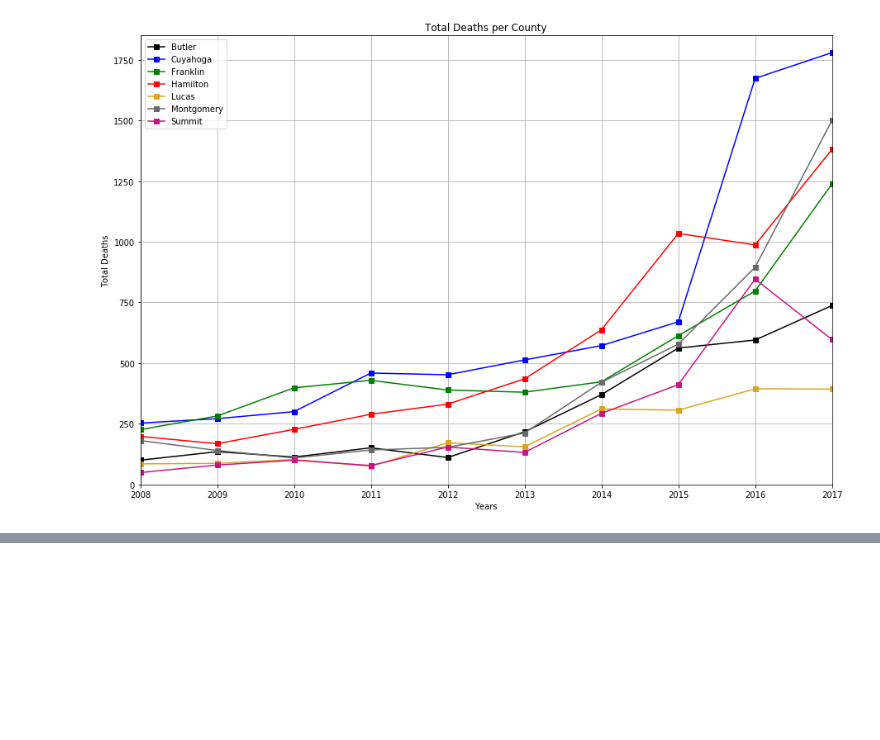
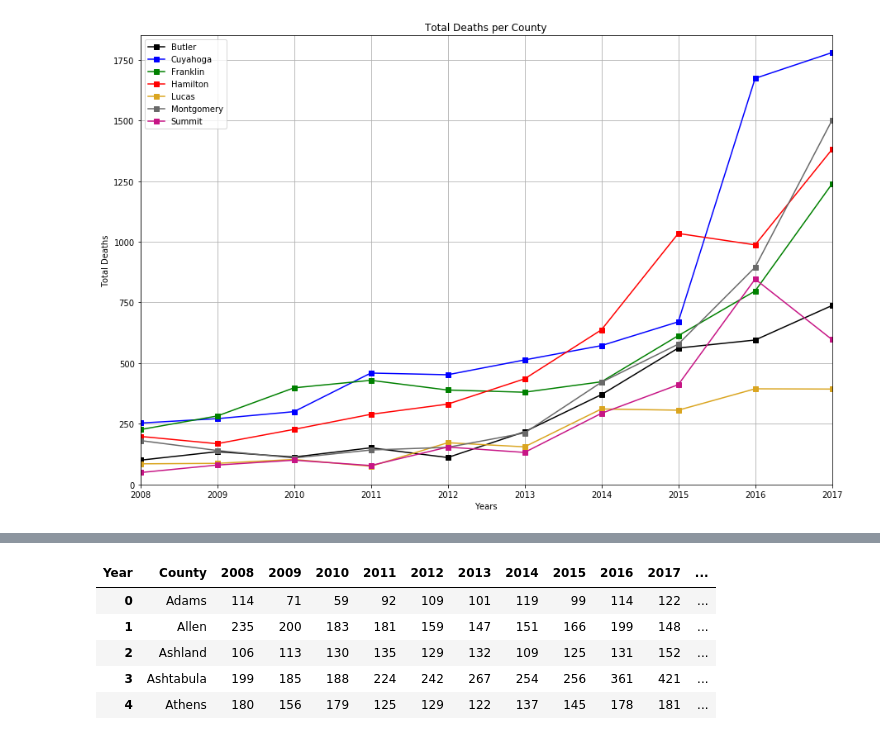
Before and after one commit to mervinator/project1group3, a Jupyter notebook: Project 1_PH/Death_Total_PH.ipynb, the cells around one changed output, grey strips where cells are left out. Saved outputs shown, nothing was run; the diff lists cells and outputs as text; code cells hidden in the pictures; blank space fills up the shorter version.

```diff
--- a/Project 1_PH/Death_Total_PH.ipynb
+++ b/Project 1_PH/Death_Total_PH.ipynb
@@ -299,3 +299,14 @@ plt.savefig("Images_PH/total_deaths_top7_counties.png")
 plt.show()
 # %% [output]
 [figure]
+# %%
+ohio_foster_care_csv = "Resources_PH/CleanedFoster.csv"
+
+ohio_foster_care = pd.read_csv(ohio_foster_care_csv)
+
+
+ohio_foster_care = ohio_foster_care.pivot_table('Children In Foster Care', ['Location'], 'Year')
+
+ohio_foster_care = ohio_foster_care.reset_index()
+
+ohio_foster_care.head()
@@ -301,0 +320,15 @@ plt.show()
+# %%
+ohio_foster_care = ohio_foster_care.rename(columns={"Location":"County"})
+
+ohio_foster_care["Total Kids in Foster Care"] = ohio_foster_care[2008] + ohio_foster_care[2009] + ohio_foster_care[2010] + ohio_foster_care[2011] + ohio_foster_care[2012] + ohio_foster_care[2013] + ohio_foster_care[2014] + ohio_foster_care[2015] + ohio_foster_care[2016] + ohio_foster_care[2017]
+
+ohio_foster_care.to_csv("Resources_PH/Ohio_Foster_Care.csv")
+
+ohio_foster_care.head()
+# %% [output]
+| Year | County | 2008 | 2009 | 2010 | 2011 | 2012 | 2013 | 2014 | 2015 | 2016 | 2017 | ... |
+| 0 | Adams | 114 | 71 | 59 | 92 | 109 | 101 | 119 | 99 | 114 | 122 | ... |
+| 1 | Allen | 235 | 200 | 183 | 181 | 159 | 147 | 151 | 166 | 199 | 148 | ... |
+| 2 | Ashland | 106 | 113 | 130 | 135 | 129 | 132 | 109 | 125 | 131 | 152 | ... |
+| 3 | Ashtabula | 199 | 185 | 188 | 224 | 242 | 267 | 254 | 256 | 361 | 421 | ... |
+| 4 | Athens | 180 | 156 | 179 | 125 | 129 | 122 | 137 | 145 | 178 | 181 | ... |
```
Also changed, not shown: parts of 8 cells of this notebook, 3 other files.
